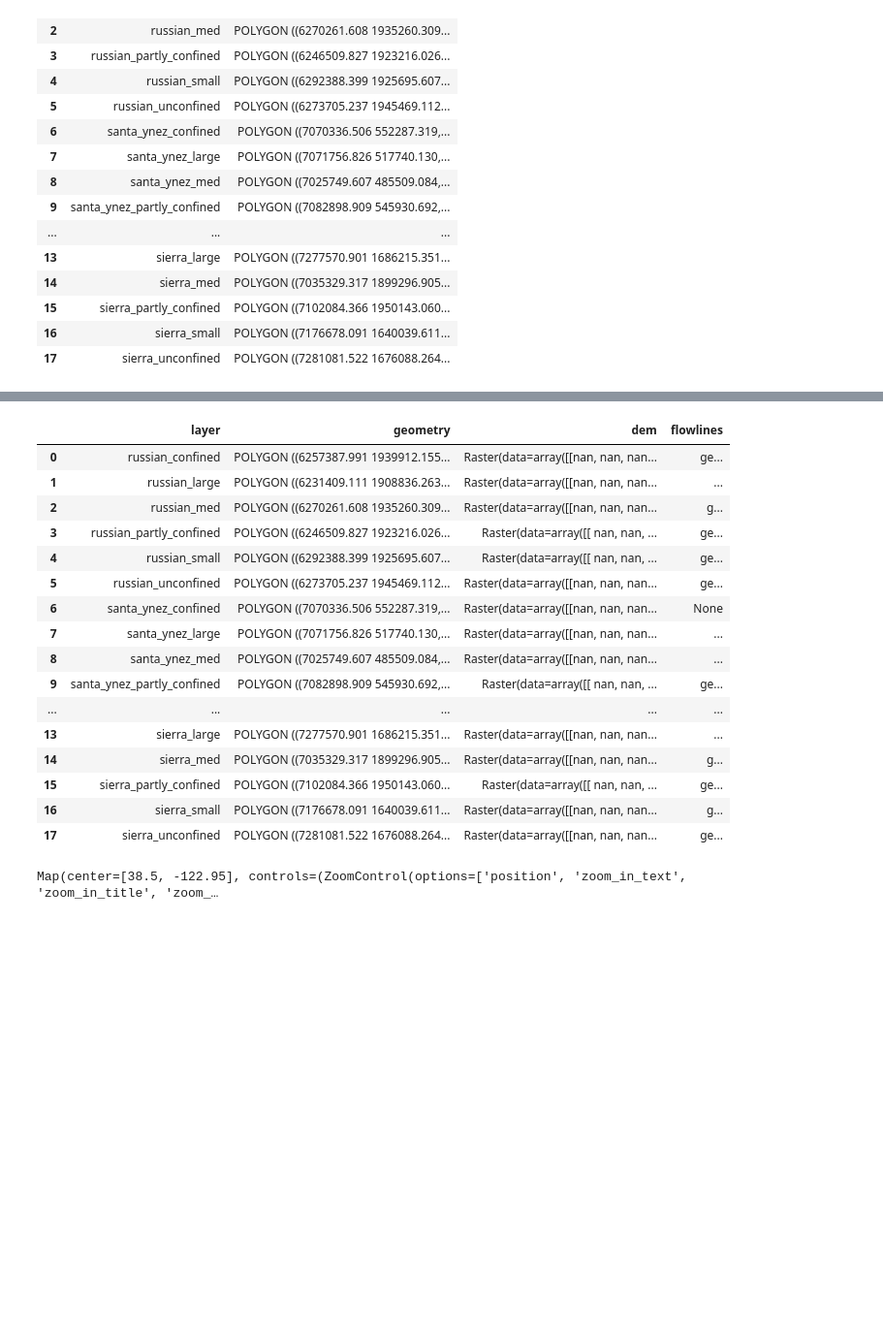
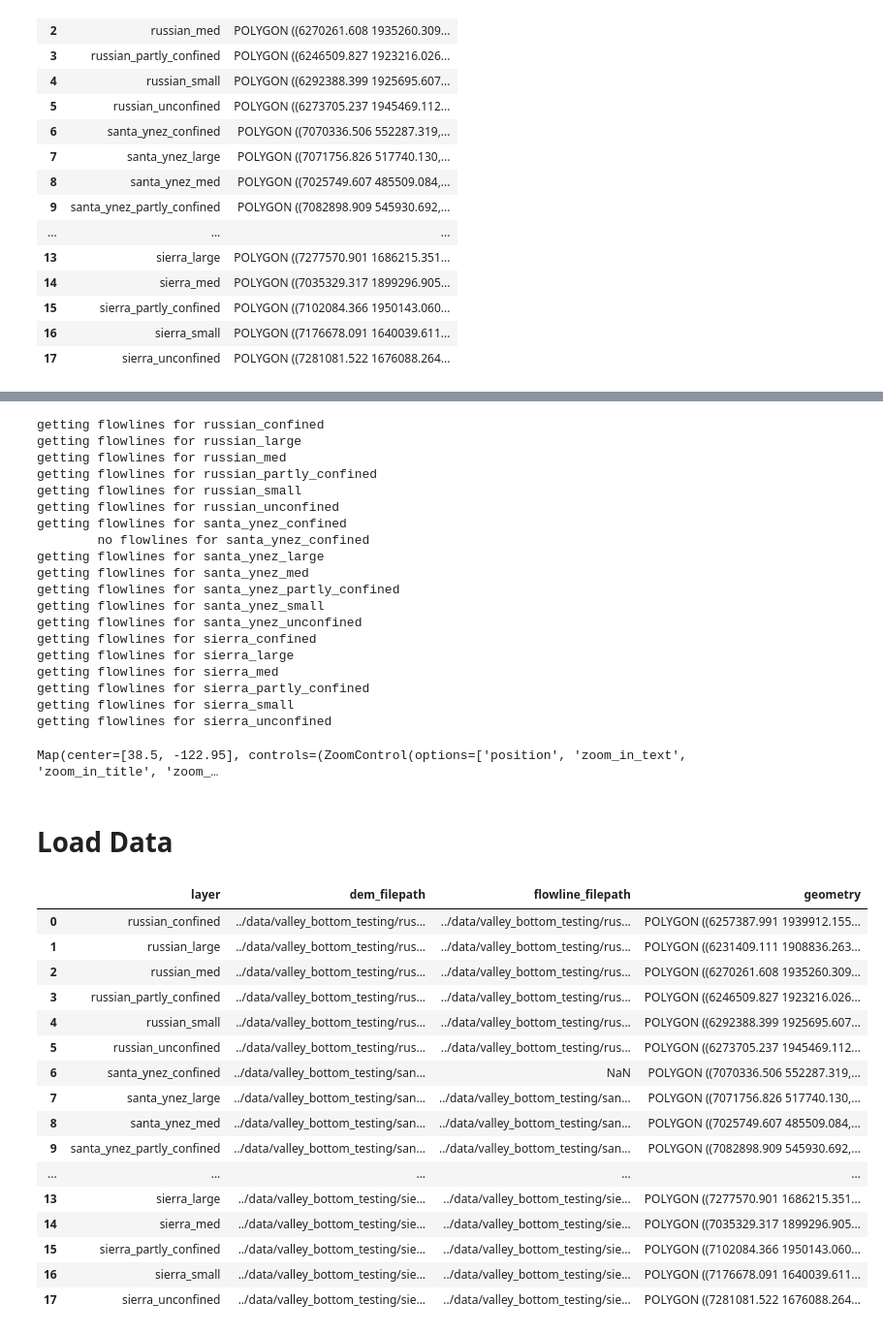
Before and after one commit to avkoehl/valleys, a Jupyter notebook: notebooks/Valley_Bottom_Extraction.ipynb, the cells around one changed output, grey strips where cells are left out. Shown at 97% size. Drawn from its saved outputs; the diff is of its cells as text; code cells hidden in the pictures; blank space fills up the shorter version.

```diff
--- a/notebooks/Valley_Bottom_Extraction.ipynb
+++ b/notebooks/Valley_Bottom_Extraction.ipynb
@@ -147,23 +164,34 @@ def get_flowlines(geometry):
         flowlines = None
     return flowlines
 
-gdf['flowlines'] = pd.Series([get_flowlines(geom) for geom in gdf['geometry']])
-gdf
+flowline_filepaths = []
+for index,row in gdf.iterrows():
+    print(f"getting flowlines for {row['layer']}")
+    flowlines = get_flowlines(row['geometry'])
+    fname = os.path.join(working_directory, f"{row['layer']}-flowlines.geojson")
+    if flowlines is not None:
+        flowlines.to_file(fname, driver="GeoJSON")
+        flowline_filepaths.append(fname)
+    else:
+        print(f"\tno flowlines for {row['layer']}")
+        flowline_filepaths.append(None)
 # %% [output]
-|  | layer | geometry | dem | flowlines |
-| 0 | russian_confined | POLYGON ((6257387.991 1939912.155... | Raster(data=array([[nan, nan, nan... | ge... |
-| 1 | russian_large | POLYGON ((6231409.111 1908836.263... | Raster(data=array([[nan, nan, nan... | ... |
-| 2 | russian_med | POLYGON ((6270261.608 1935260.309... | Raster(data=array([[nan, nan, nan... | g... |
-| 3 | russian_partly_confined | POLYGON ((6246509.827 1923216.026... | Raster(data=array([[ nan, nan, ... | ge... |
-| 4 | russian_small | POLYGON ((6292388.399 1925695.607... | Raster(data=array([[ nan, nan, ... | ge... |
-| 5 | russian_unconfined | POLYGON ((6273705.237 1945469.112... | Raster(data=array([[nan, nan, nan... | ge... |
-| 6 | santa_ynez_confined | POLYGON ((7070336.506 552287.319,... | Raster(data=array([[nan, nan, nan... | None |
-| 7 | santa_ynez_large | POLYGON ((7071756.826 517740.130,... | Raster(data=array([[nan, nan, nan... | ... |
-| 8 | santa_ynez_med | POLYGON ((7025749.607 485509.084,... | Raster(data=array([[nan, nan, nan... | ... |
-| 9 | santa_ynez_partly_confined | POLYGON ((7082898.909 545930.692,... | Raster(data=array([[ nan, nan, ... | ge... |
-| ... | ... | ... | ... | ... |
-| 13 | sierra_large | POLYGON ((7277570.901 1686215.351... | Raster(data=array([[nan, nan, nan... | ... |
-| 14 | sierra_med | POLYGON ((7035329.317 1899296.905... | Raster(data=array([[nan, nan, nan... | g... |
-| 15 | sierra_partly_confined | POLYGON ((7102084.366 1950143.060... | Raster(data=array([[ nan, nan, ... | ge... |
-| 16 | sierra_small | POLYGON ((7176678.091 1640039.611... | Raster(data=array([[nan, nan, nan... | g... |
-| 17 | sierra_unconfined | POLYGON ((7281081.522 1676088.264... | Raster(data=array([[nan, nan, nan... | ge... |
+getting flowlines for russian_confined
+getting flowlines for russian_large
+getting flowlines for russian_med
+getting flowlines for russian_partly_confined
+getting flowlines for russian_small
+getting flowlines for russian_unconfined
+getting flowlines for santa_ynez_confined
+        no flowlines for santa_ynez_confined
+getting flowlines for santa_ynez_large
+getting flowlines for santa_ynez_med
+getting flowlines for santa_ynez_partly_confined
+getting flowlines for santa_ynez_small
+getting flowlines for santa_ynez_unconfined
+getting flowlines for sierra_confined
+getting flowlines for sierra_large
+getting flowlines for sierra_med
+getting flowlines for sierra_partly_confined
+getting flowlines for sierra_small
+getting flowlines for sierra_unconfined
@@ -186,4 +213,27 @@ m.add_raster("temp_dem.tif", colormap="terrain", layer_name="DEM")
 m
 # %% [output]
 Map(center=[38.5, -122.95], controls=(ZoomControl(options=['position', 'zoom_in_text', 'zoom_in_title', 'zoom_…
+# %% [markdown]
+# Load Data
+# %%
+manifest = gpd.read_file(os.path.join(working_directory, "manifest.geojson"))
+manifest
+# %% [output]
+|  | layer | dem_filepath | flowline_filepath | geometry |
+| 0 | russian_confined | ../data/valley_bottom_testing/rus... | ../data/valley_bottom_testing/rus... | POLYGON ((6257387.991 1939912.155... |
+| 1 | russian_large | ../data/valley_bottom_testing/rus... | ../data/valley_bottom_testing/rus... | POLYGON ((6231409.111 1908836.263... |
+| 2 | russian_med | ../data/valley_bottom_testing/rus... | ../data/valley_bottom_testing/rus... | POLYGON ((6270261.608 1935260.309... |
+| 3 | russian_partly_confined | ../data/valley_bottom_testing/rus... | ../data/valley_bottom_testing/rus... | POLYGON ((6246509.827 1923216.026... |
+| 4 | russian_small | ../data/valley_bottom_testing/rus... | ../data/valley_bottom_testing/rus... | POLYGON ((6292388.399 1925695.607... |
+| 5 | russian_unconfined | ../data/valley_bottom_testing/rus... | ../data/valley_bottom_testing/rus... | POLYGON ((6273705.237 1945469.112... |
+| 6 | santa_ynez_confined | ../data/valley_bottom_testing/san... | NaN | POLYGON ((7070336.506 552287.319,... |
+| 7 | santa_ynez_large | ../data/valley_bottom_testing/san... | ../data/valley_bottom_testing/san... | POLYGON ((7071756.826 517740.130,... |
+| 8 | santa_ynez_med | ../data/valley_bottom_testing/san... | ../data/valley_bottom_testing/san... | POLYGON ((7025749.607 485509.084,... |
+| 9 | santa_ynez_partly_confined | ../data/valley_bottom_testing/san... | ../data/valley_bottom_testing/san... | POLYGON ((7082898.909 545930.692,... |
+| ... | ... | ... | ... | ... |
+| 13 | sierra_large | ../data/valley_bottom_testing/sie... | ../data/valley_bottom_testing/sie... | POLYGON ((7277570.901 1686215.351... |
+| 14 | sierra_med | ../data/valley_bottom_testing/sie... | ../data/valley_bottom_testing/sie... | POLYGON ((7035329.317 1899296.905... |
+| 15 | sierra_partly_confined | ../data/valley_bottom_testing/sie... | ../data/valley_bottom_testing/sie... | POLYGON ((7102084.366 1950143.060... |
+| 16 | sierra_small | ../data/valley_bottom_testing/sie... | ../data/valley_bottom_testing/sie... | POLYGON ((7176678.091 1640039.611... |
+| 17 | sierra_unconfined | ../data/valley_bottom_testing/sie... | ../data/valley_bottom_testing/sie... | POLYGON ((7281081.522 1676088.264... |
 # %% [markdown]
```
Also changed, not shown: parts of 20 cells of this notebook, 1 other file.
